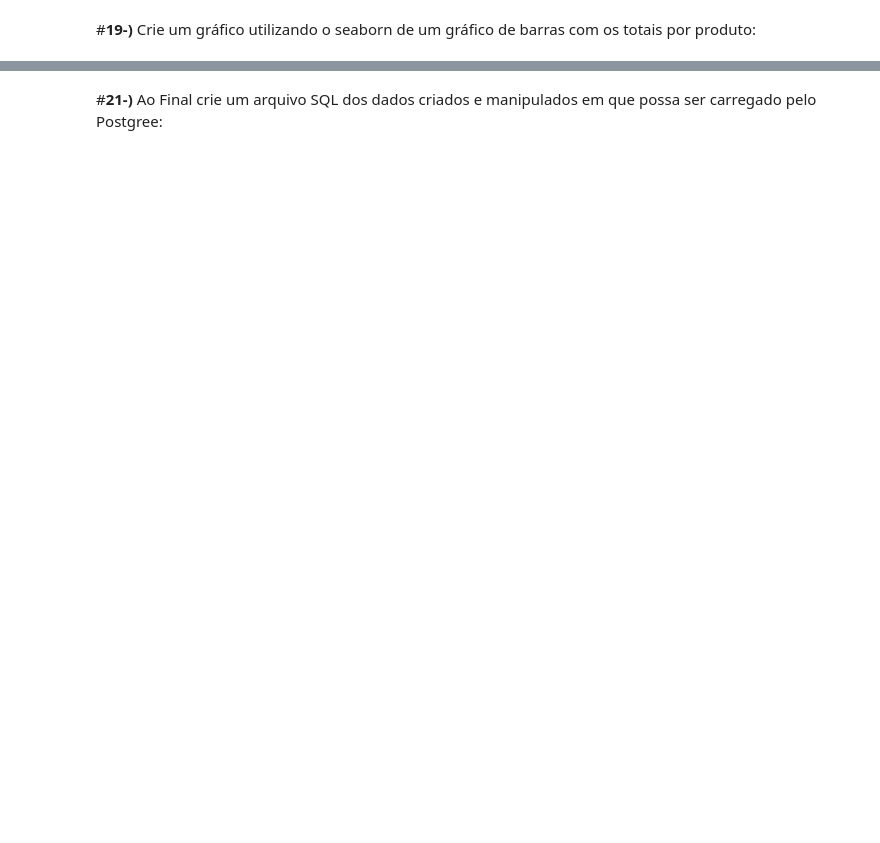
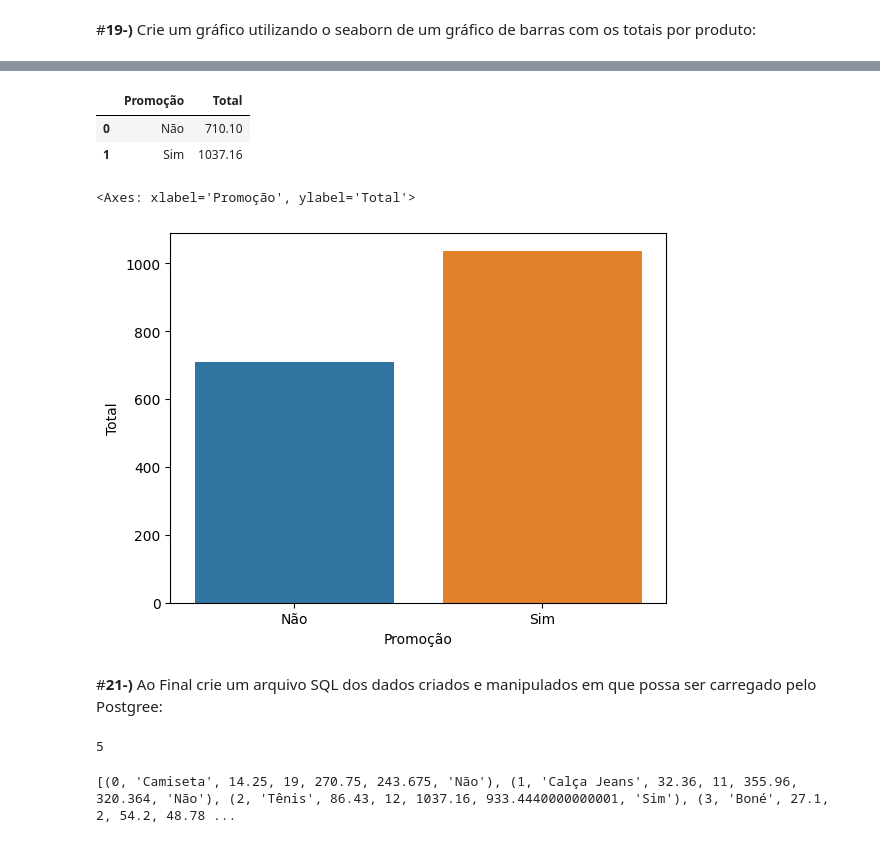
Before and after one commit to Goroncy/Atividade_Revis-o_Python, a Jupyter notebook: Atividade_Revisão_Python.ipynb, the cells around one changed output, grey strips where cells are left out. Drawn from its saved outputs; the diff is of its cells as text; code cells hidden in the pictures; blank space fills up the shorter version.

```diff
--- a/Atividade_Revisão_Python.ipynb
+++ b/Atividade_Revisão_Python.ipynb
@@ -485,4 +482,27 @@ SyntaxError: ignored
+# %%
+# Resposta
+Totais_Promocao = df.groupby("Promoção")["Total"].sum().reset_index(drop=False)
+Totais_Promocao
+# %% [output]
+|  | Promoção | Total |
+| 0 | Não | 710.10 |
+| 1 | Sim | 1037.16 |
+# %%
+sns.barplot(data=Totais_Promocao, x='Promoção', y='Total')
+# %% [output]
+<Axes: xlabel='Promoção', ylabel='Total'>
+[figure, added]
 # %% [markdown]
 #**21-)** Ao Final crie um arquivo SQL dos dados criados e manipulados em que possa ser carregado pelo Postgree:
 # %%
 # Resposta
+# %%
+from sqlalchemy import create_engine, text
+engine = create_engine('sqlite:///:memory:')
+df.to_sql('Venda de Produtos', con = engine, if_exists = "replace")
+# %% [output]
+5
+# %%
+print(engine.execute("SELECT * FROM 'Venda de Produtos'").fetchall())
+# %% [output]
+[(0, 'Camiseta', 14.25, 19, 270.75, 243.675, 'Não'), (1, 'Calça Jeans', 32.36, 11, 355.96, 320.364, 'Não'), (2, 'Tênis', 86.43, 12, 1037.16, 933.4440000000001, 'Sim'), (3, 'Boné', 27.1, 2, 54.2, 48.78 ...
```
Also changed, not shown: parts of 15 cells of this notebook.
